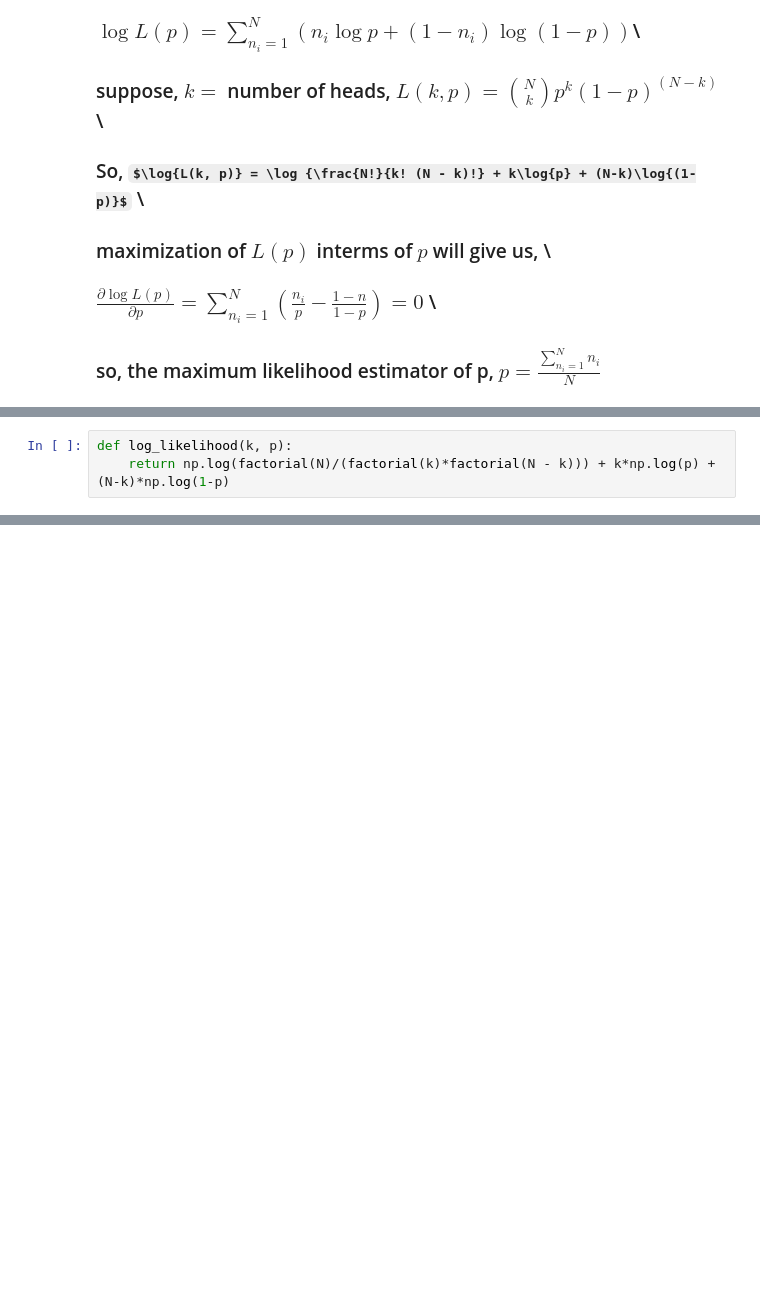
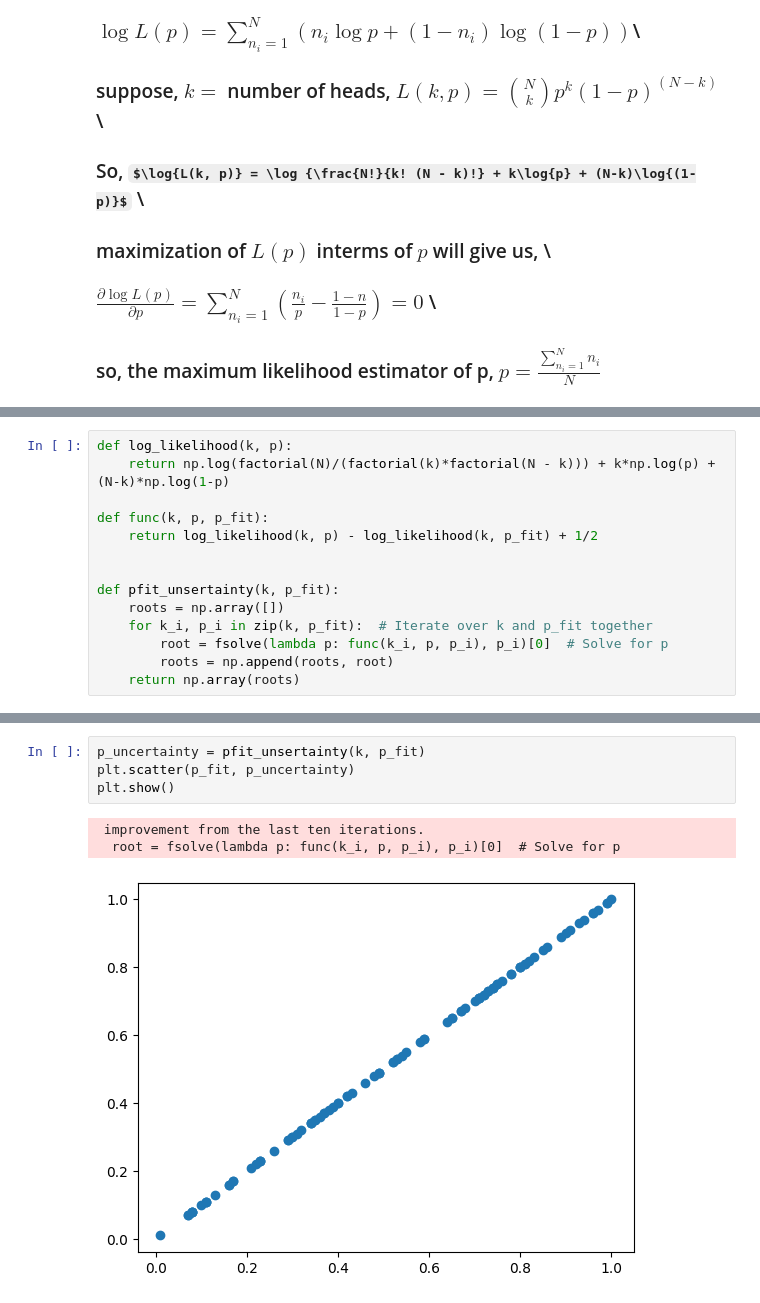
Before and after one commit to labani-01/PHY657, a Jupyter notebook: Module_3/ Module-3.ipynb, the cells around one changed output, grey strips where cells are left out. Cells and saved outputs as stored; diff of their text form; some formulas as TeX source; blank space fills up the shorter version.

```diff
--- a/Module_3/ Module-3.ipynb
+++ b/Module_3/ Module-3.ipynb
@@ -37,3 +49,14 @@ print(p_estimator)
 # %%
 def log_likelihood(k, p):
     return np.log(factorial(N)/(factorial(k)*factorial(N - k))) + k*np.log(p) + (N-k)*np.log(1-p)
+
+def func(k, p, p_fit):
+    return log_likelihood(k, p) - log_likelihood(k, p_fit) + 1/2
+
+
+def pfit_unsertainty(k, p_fit):
+    roots = np.array([])
+    for k_i, p_i in zip(k, p_fit):  # Iterate over k and p_fit together
+        root = fsolve(lambda p: func(k_i, p, p_i), p_i)[0]  # Solve for p
+        roots = np.append(roots, root)
+    return np.array(roots)
@@ -44,0 +81,8 @@ print(result)
+# %%
+p_uncertainty = pfit_unsertainty(k, p_fit)
+plt.scatter(p_fit, p_uncertainty)
+plt.show()
+# %% [output]
+ improvement from the last ten iterations.
+  root = fsolve(lambda p: func(k_i, p, p_i), p_i)[0]  # Solve for p
+[figure, added]
```
Also changed, not shown: parts of 10 cells of this notebook.
